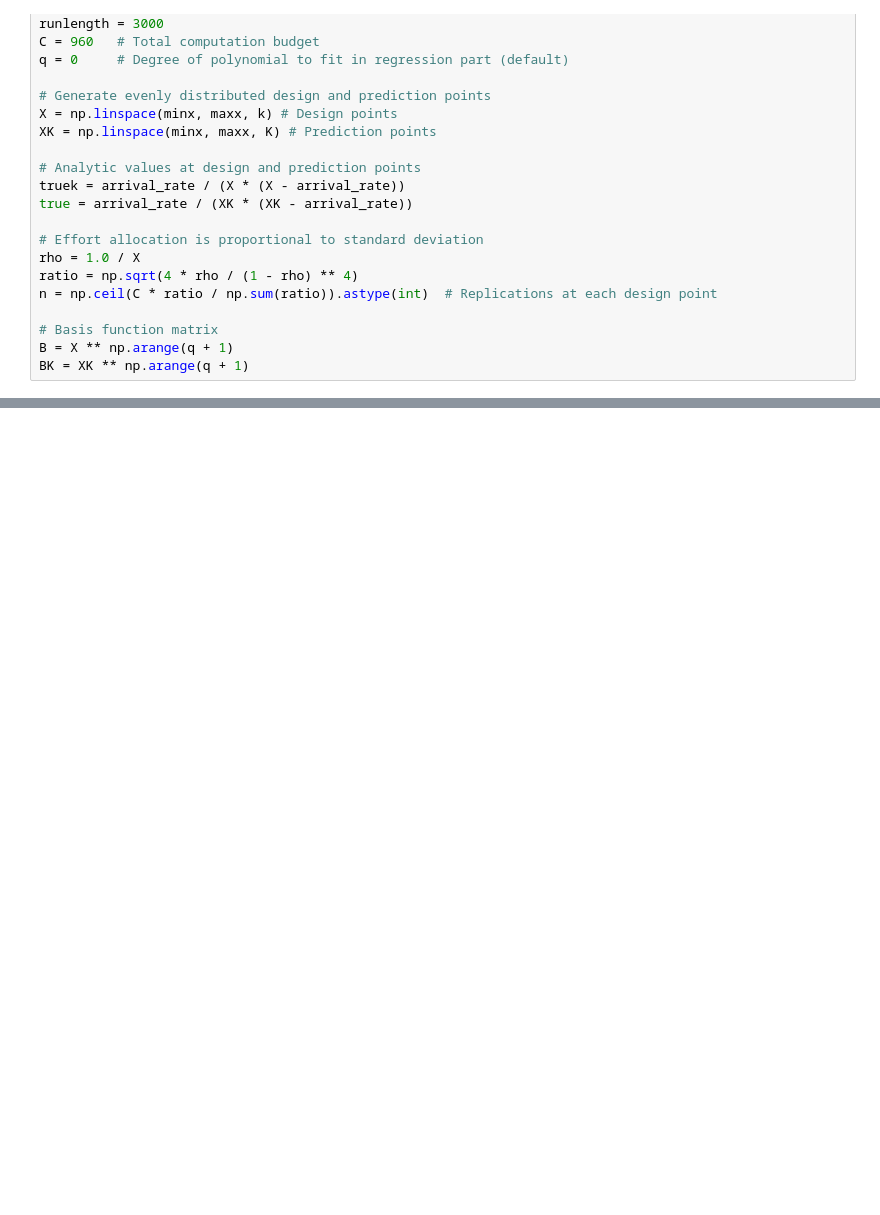
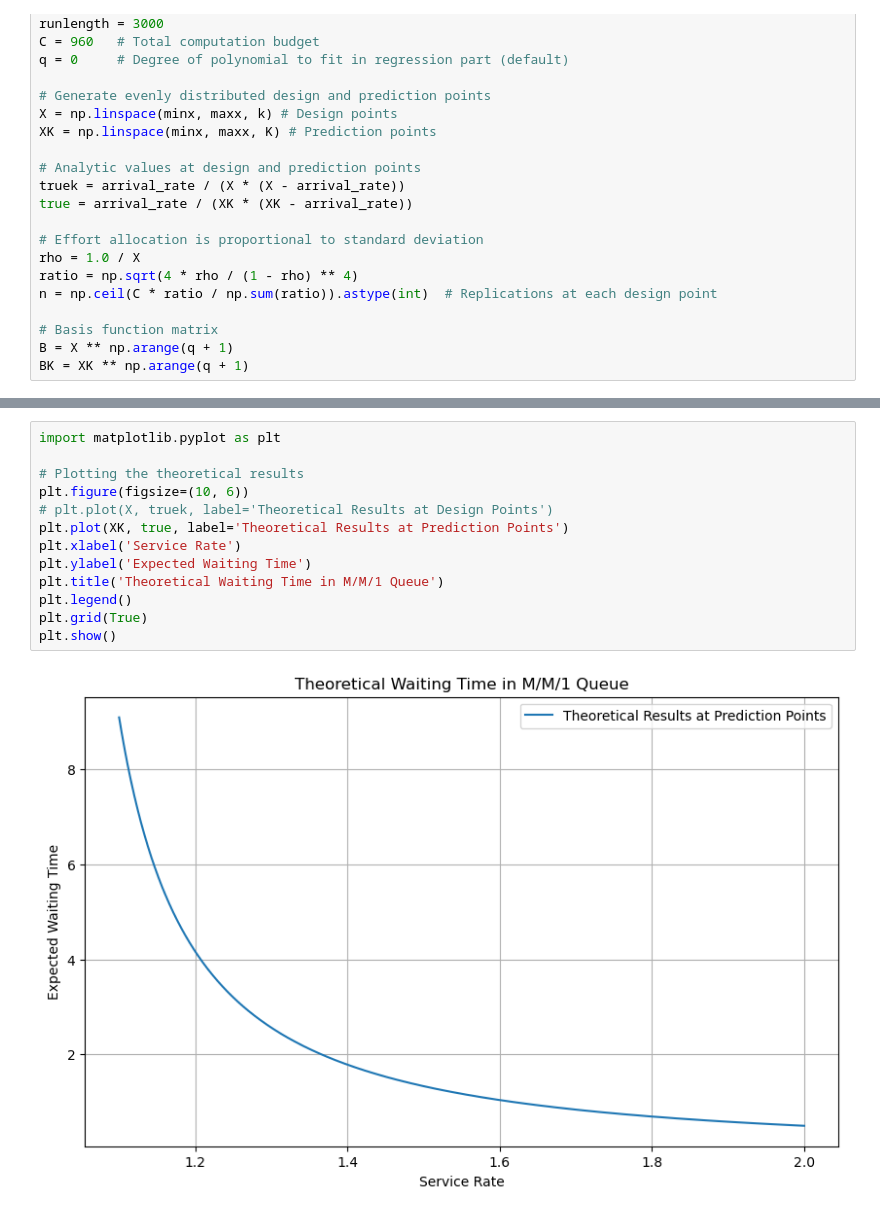
Before and after one commit to ZhifeiYL/UQ-Notebook, a Jupyter notebook: surrogate/SK/mm1_test.ipynb, the cells around one changed output, grey strips where cells are left out. Cells and saved outputs as stored; diff of their text form; blank space fills up the shorter version.

```diff
--- a/surrogate/SK/mm1_test.ipynb
+++ b/surrogate/SK/mm1_test.ipynb
@@ -67,0 +75,15 @@ Y, Vhat = MM1sim(X.flatten(), arrival_rate, n, runlength, 'stationary')
+# %%
+import matplotlib.pyplot as plt
+
+# Plotting the theoretical results
+plt.figure(figsize=(10, 6))
+# plt.plot(X, truek, label='Theoretical Results at Design Points')
+plt.plot(XK, true, label='Theoretical Results at Prediction Points')
+plt.xlabel('Service Rate')
+plt.ylabel('Expected Waiting Time')
+plt.title('Theoretical Waiting Time in M/M/1 Queue')
+plt.legend()
+plt.grid(True)
+plt.show()
+# %% [output]
+[figure, added]
```
Also changed, not shown: parts of 3 cells of this notebook, 1 other file.
